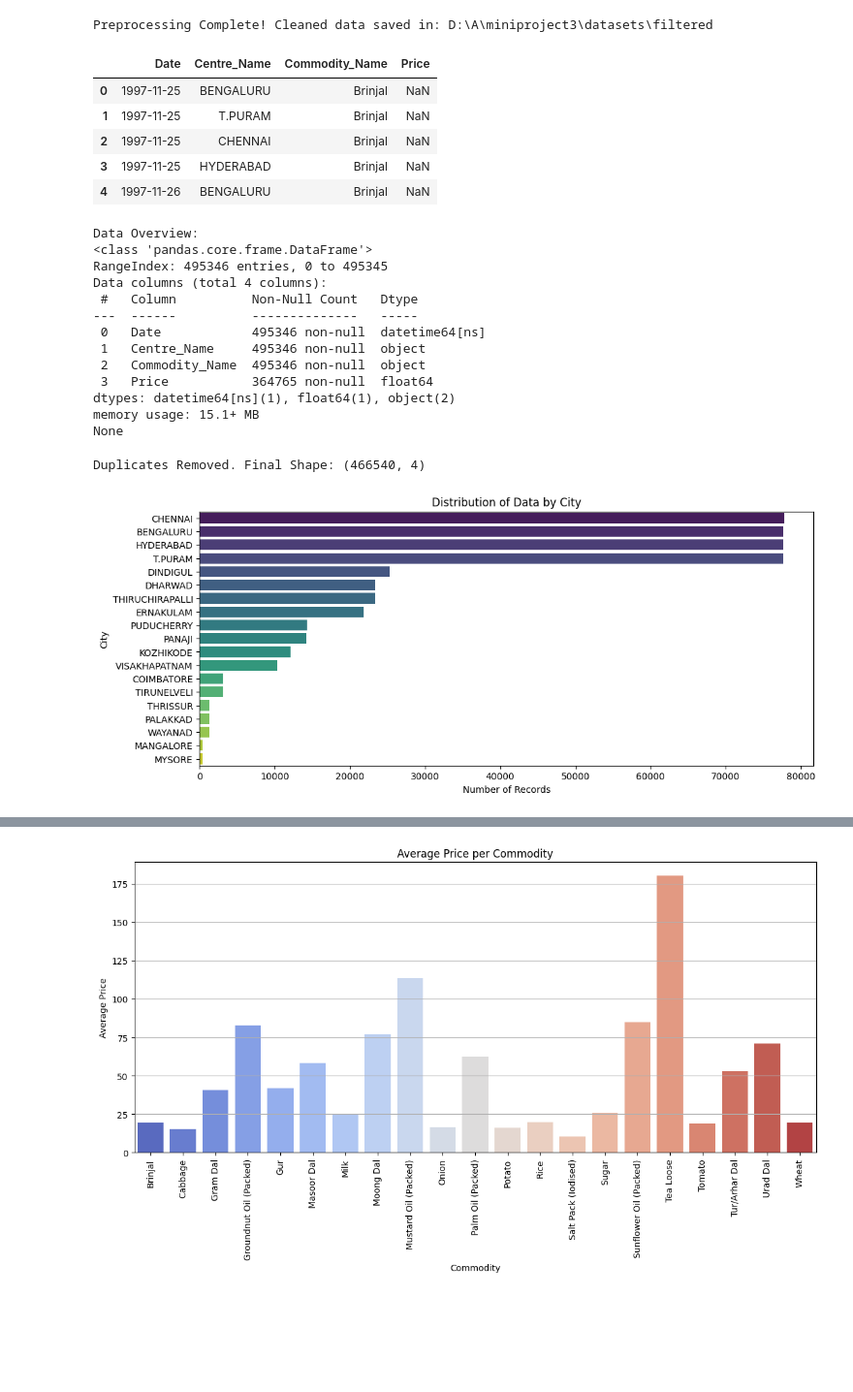
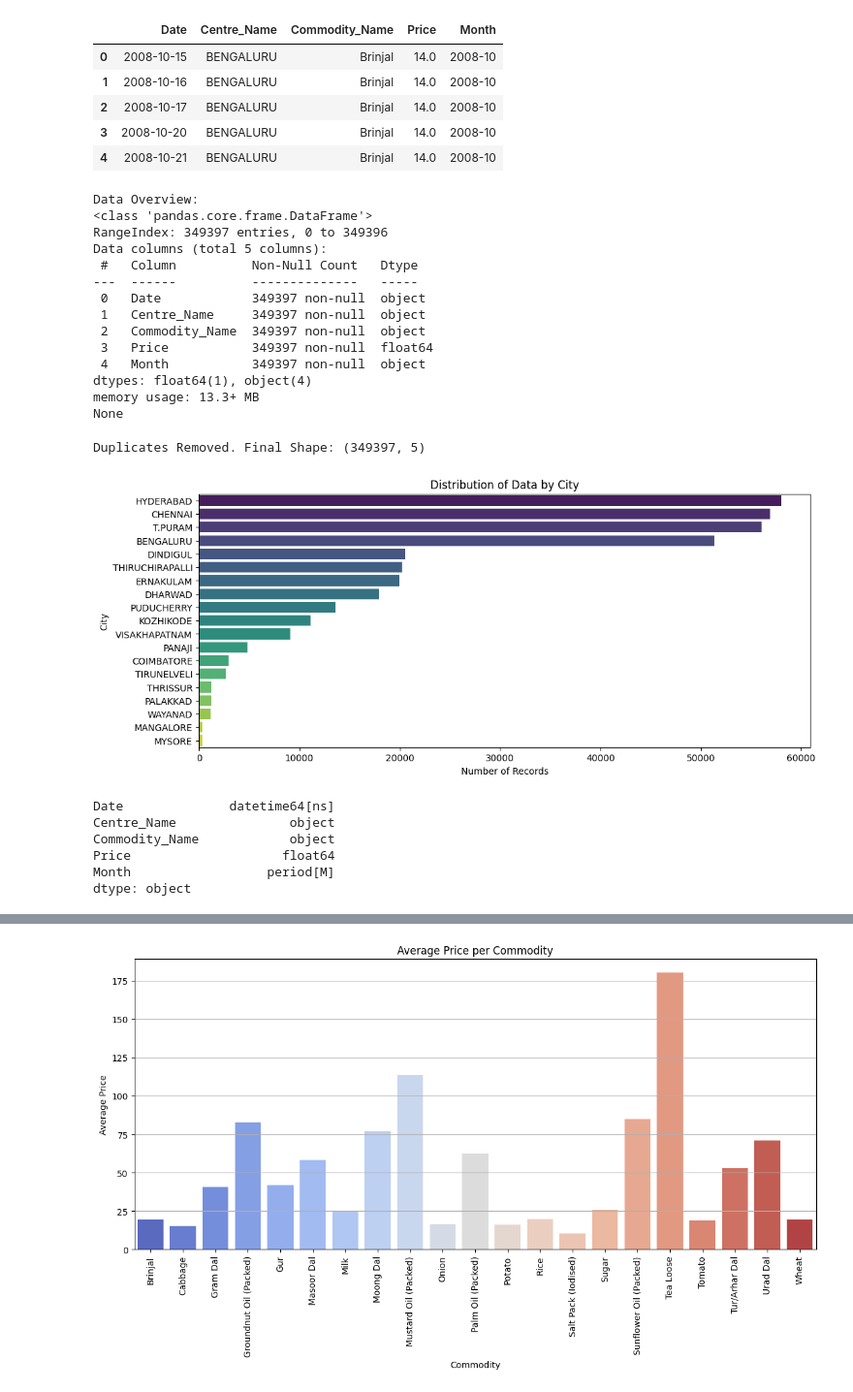
Before and after one commit to Aashif786/Price-Prediction-Model-for-Agricultural-Products, a Jupyter notebook: sourcecode/eda.ipynb, the cells around one changed output, grey strips where cells are left out. Shown at 97% size. Drawn from its saved outputs; the diff is of its cells as text; code cells hidden in the pictures; blank space fills up the shorter version.

```diff
--- a/sourcecode/eda.ipynb
+++ b/sourcecode/eda.ipynb
@@ -61,52 +15,36 @@ for file in os.listdir(input_dir):
-# %%
-import sys
-import time
-import pandas as pd
-
-final_df = pd.concat(all_data, ignore_index=True)
-for i in range(16):
-    sys.stdout.write("\r" + "/")
-    sys.stdout.flush()
-    time.sleep(0.1)
-    sys.stdout.write("\r" + "\\")
-    sys.stdout.flush()
-    time.sleep(0.1)
-
-sys.stdout.write("\r" + " "+ "\r")  # Overwrite with spaces and reset cursor
-sys.stdout.flush()
-print("\nPreprocessing Complete! Cleaned data saved in:", output_dir)
-
-final_df.head()
-# %% [output]
-Preprocessing Complete! Cleaned data saved in: D:\A\miniproject3\datasets\filtered
-|  | Date | Centre_Name | Commodity_Name | Price |
-| 0 | 1997-11-25 | BENGALURU | Brinjal | NaN |
-| 1 | 1997-11-25 | T.PURAM | Brinjal | NaN |
-| 2 | 1997-11-25 | CHENNAI | Brinjal | NaN |
-| 3 | 1997-11-25 | HYDERABAD | Brinjal | NaN |
-| 4 | 1997-11-26 | BENGALURU | Brinjal | NaN |
+# %%
+final_df = pd.read_csv("D:/A/miniproject3/datasets/final_cleaned_data.csv")
+final_df.head()
+# %% [output]
+|  | Date | Centre_Name | Commodity_Name | Price | Month |
+| 0 | 2008-10-15 | BENGALURU | Brinjal | 14.0 | 2008-10 |
+| 1 | 2008-10-16 | BENGALURU | Brinjal | 14.0 | 2008-10 |
+| 2 | 2008-10-17 | BENGALURU | Brinjal | 14.0 | 2008-10 |
+| 3 | 2008-10-20 | BENGALURU | Brinjal | 14.0 | 2008-10 |
+| 4 | 2008-10-21 | BENGALURU | Brinjal | 14.0 | 2008-10 |
 # %%
 print("\nData Overview:")
 print(final_df.info())
 # %% [output]
 Data Overview:
 <class 'pandas.core.frame.DataFrame'>
-RangeIndex: 495346 entries, 0 to 495345
-Data columns (total 4 columns):
+RangeIndex: 349397 entries, 0 to 349396
+Data columns (total 5 columns):
  #   Column          Non-Null Count   Dtype
 ---  ------          --------------   -----
- 0   Date            495346 non-null  datetime64[ns]
- 1   Centre_Name     495346 non-null  object
- 2   Commodity_Name  495346 non-null  object
- 3   Price           364765 non-null  float64
-dtypes: datetime64[ns](1), float64(1), object(2)
-memory usage: 15.1+ MB
+ 0   Date            349397 non-null  object
+ 1   Centre_Name     349397 non-null  object
+ 2   Commodity_Name  349397 non-null  object
+ 3   Price           349397 non-null  float64
+ 4   Month           349397 non-null  object
+dtypes: float64(1), object(4)
+memory usage: 13.3+ MB
 None
 # %%
 final_df = final_df.drop_duplicates()
 print("\nDuplicates Removed. Final Shape:", final_df.shape)
 # %% [output]
-Duplicates Removed. Final Shape: (466540, 4)
+Duplicates Removed. Final Shape: (349397, 5)
 # %%
 plt.figure(figsize=(12, 5))
 sns.countplot(data=final_df, y="Centre_Name", order=final_df["Centre_Name"].value_counts().index, palette="viridis")
@@ -115,4 +53,4 @@ plt.ylabel("City")
 plt.title("Distribution of Data by City")
 plt.show()
 # %% [output]
-[figure, old version]
+[figure, new version]
@@ -119,3 +60,12 @@ plt.show()
+# %%
+print(final_df.dtypes)
+# %% [output]
+Date              datetime64[ns]
+Centre_Name               object
+Commodity_Name            object
+Price                    float64
+Month                  period[M]
+dtype: object
 # %%
 final_df["Month"] = final_df["Date"].dt.to_period("M")
 monthly_prices = final_df.groupby("Month")["Price"].mean()
```
Also changed, not shown: parts of 10 cells of this notebook.
